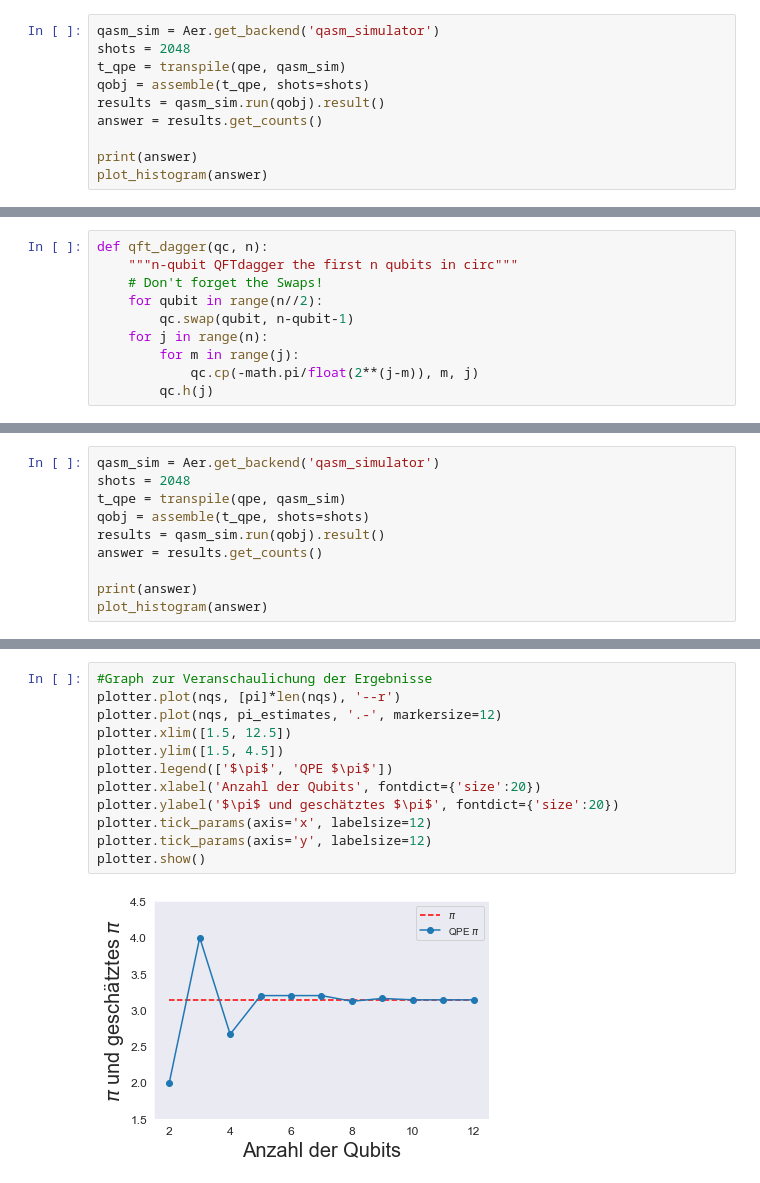
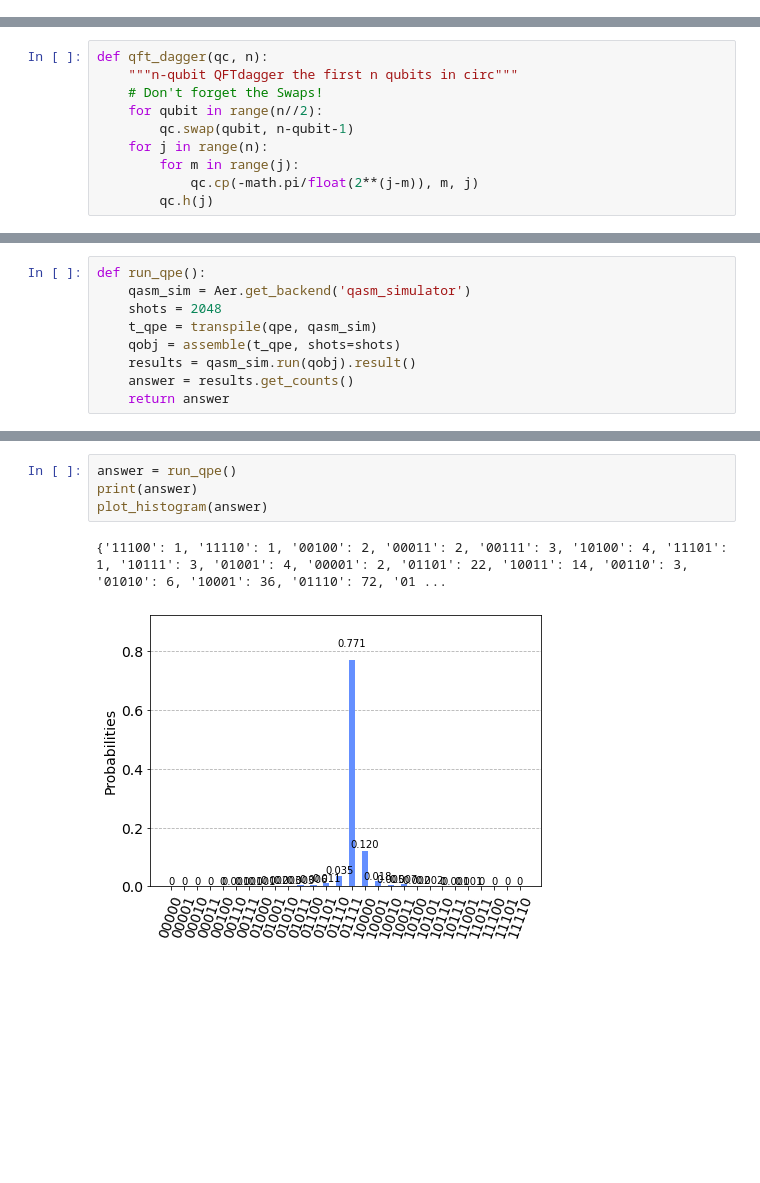
Before and after one commit to KathrinKoenig/QuantumTopologicalDataAnalysis, a Jupyter notebook: Code/qtop.ipynb, the cells around one changed output, grey strips where cells are left out. Cells and saved outputs as stored; diff of their text form; blank space fills up the shorter version.

```diff
--- a/Code/qtop.ipynb
+++ b/Code/qtop.ipynb
@@ -236,10 +119,0 @@ eval_2: ┤ H ├─────────────────────
-# %%
-qasm_sim = Aer.get_backend('qasm_simulator')
-shots = 2048
-t_qpe = transpile(qpe, qasm_sim)
-qobj = assemble(t_qpe, shots=shots)
-results = qasm_sim.run(qobj).result()
-answer = results.get_counts()
-
-print(answer)
-plot_histogram(answer)
@@ -414,10 +173,9 @@ q_5: ┤ X ├┤0         ├┤0         ├┤0         ├┤0         ├
 # %%
-qasm_sim = Aer.get_backend('qasm_simulator')
-shots = 2048
-t_qpe = transpile(qpe, qasm_sim)
-qobj = assemble(t_qpe, shots=shots)
-results = qasm_sim.run(qobj).result()
-answer = results.get_counts()
-
-print(answer)
-plot_histogram(answer)
+def run_qpe():
+    qasm_sim = Aer.get_backend('qasm_simulator')
+    shots = 2048
+    t_qpe = transpile(qpe, qasm_sim)
+    qobj = assemble(t_qpe, shots=shots)
+    results = qasm_sim.run(qobj).result()
+    answer = results.get_counts()
+    return answer
@@ -658,14 +182,7 @@ Job Status: job has successfully run
-# %%
-#Graph zur Veranschaulichung der Ergebnisse
-plotter.plot(nqs, [pi]*len(nqs), '--r')
-plotter.plot(nqs, pi_estimates, '.-', markersize=12)
-plotter.xlim([1.5, 12.5])
-plotter.ylim([1.5, 4.5])
-plotter.legend(['$\pi$', 'QPE $\pi$'])
-plotter.xlabel('Anzahl der Qubits', fontdict={'size':20})
-plotter.ylabel('$\pi$ und geschätztes $\pi$', fontdict={'size':20})
-plotter.tick_params(axis='x', labelsize=12)
-plotter.tick_params(axis='y', labelsize=12)
-plotter.show()
-# %% [output]
-[figure, removed]
+# %%
+answer = run_qpe()
+print(answer)
+plot_histogram(answer)
+# %% [output]
+{'11100': 1, '11110': 1, '00100': 2, '00011': 2, '00111': 3, '10100': 4, '11101': 1, '10111': 3, '01001': 4, '00001': 2, '01101': 22, '10011': 14, '00110': 3, '01010': 6, '10001': 36, '01110': 72, '01 ...
+[figure, added]
```
Also changed, not shown: parts of 64 cells of this notebook.
